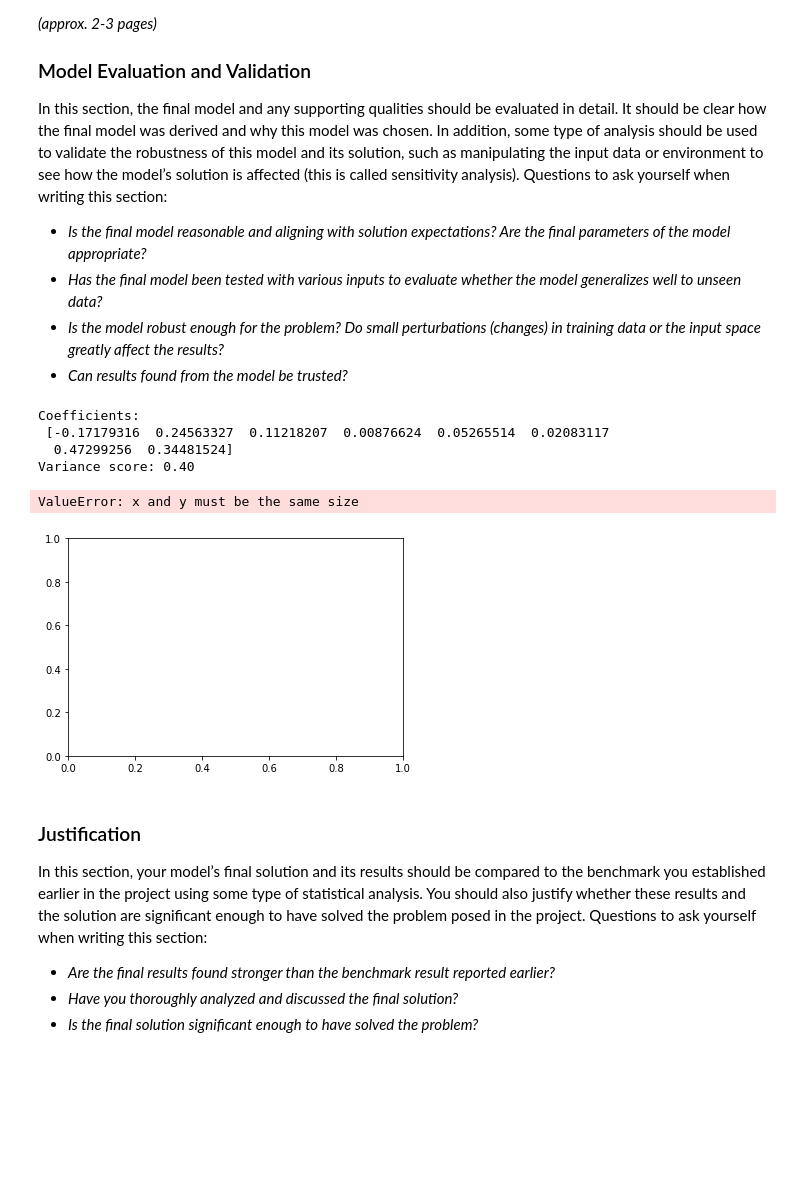
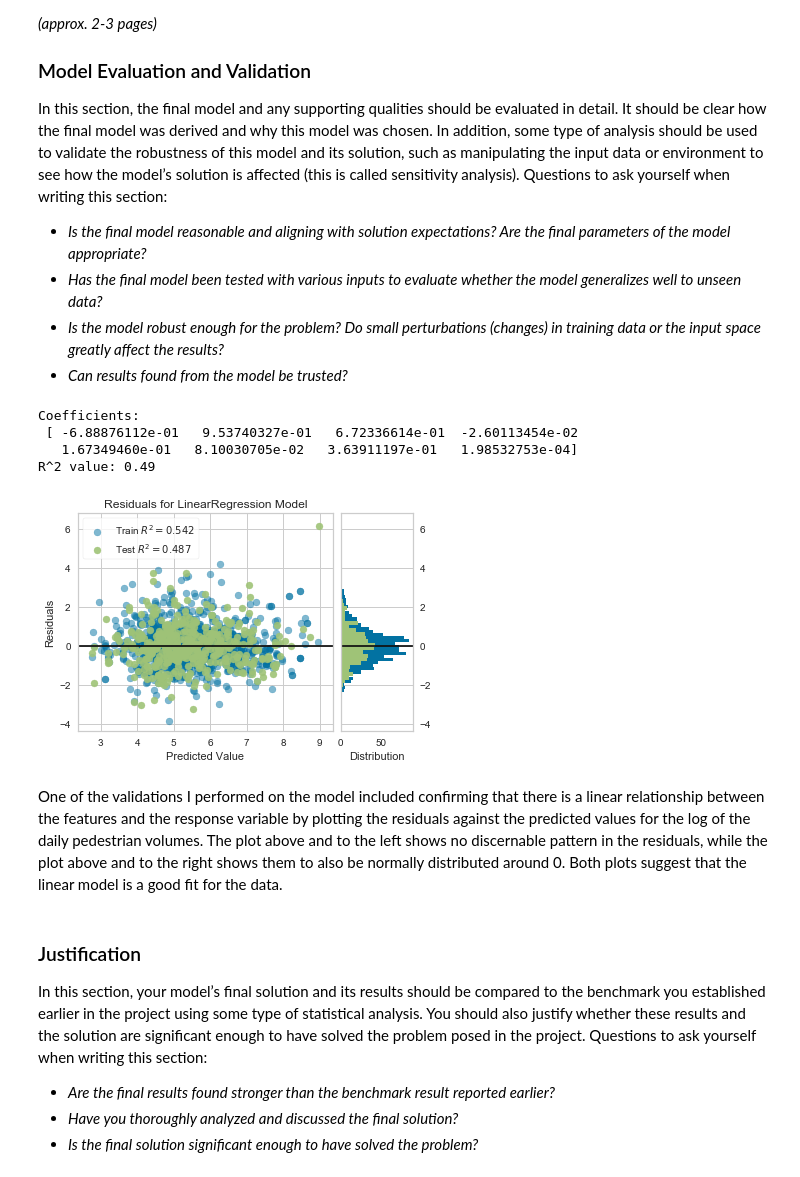
Before and after one commit to black-tea/vehicle-vol-pdf-scrape, a Jupyter notebook: Predicting Pedestrian Volumes.ipynb, the cells around one changed output. Cells and saved outputs as stored; diff of their text form; code cells hidden in the pictures; blank space fills up the shorter version.

```diff
--- a/Predicting Pedestrian Volumes.ipynb
+++ b/Predicting Pedestrian Volumes.ipynb
@@ -303,9 +323,8 @@ As also noted in the data exploration, the target variable `volume` and the feat
 # %%
 # Log-transform the skewed features
-skewed = ['volume', 'RIDERSHIP', 'EMPTOT', 'SUM_POPTTL']
+skewed = ['volume', 'RIDERSHIP', 'EMPTOT']
 raw_data[skewed] = raw_data[skewed].apply(lambda x: np.log(x + 1))
 
-raw_data = raw_data[(raw_data.volume > 0)]
-
+# split features from predictor variable
 volume_raw = raw_data['volume']
 features_raw = raw_data.drop('volume', axis=1)
@@ -374,16 +383,21 @@ print('Coefficients: \n', regr.coef_)
 print('R^2 value: %.2f' % r2_score(y_test, y_pred))
 # %% [output]
 Coefficients:
- [-0.17179316  0.24563327  0.11218207  0.00876624  0.05265514  0.02083117
-  0.47299256  0.34481524]
-Variance score: 0.40
+ [ -6.88876112e-01   9.53740327e-01   6.72336614e-01  -2.60113454e-02
+   1.67349460e-01   8.10030705e-02   3.63911197e-01   1.98532753e-04]
+R^2 value: 0.49
-# %%
-# Plot outputs
-plt.scatter(features_test, volume_test,  color='black')
-plt.plot(features_test, volume_pred, color='blue', linewidth=3)
-# %% [output]
-ValueError: x and y must be the same size
-[figure, removed]
+# %%
+from yellowbrick.regressor import ResidualsPlot
+
+# Instantiate the visualizer
+visualizer = ResidualsPlot(regr)
+visualizer.fit(X_train, y_train)
+visualizer.score(X_test, y_test)
+visualizer.poof()
+# %% [output]
+[figure, added]
+# %% [markdown]
+One of the validations I performed on the model included confirming that there is a linear relationship between the features and the response variable by plotting the residuals against the predicted values for the log of the daily pedestrian volumes. The plot above and to the left shows no discernable pattern in the residuals, while the plot above and to the right shows them to also be normally distributed around 0. Both plots suggest that the linear model is a good fit for the data.
 # %%
 # For each contributing variable, calculate the 95% confidence intervals for the effect each has
 # on the predicted variable. Interpret as follows: for each Z increase in X, there will be a V increase
```
Also changed, not shown: parts of 19 cells of this notebook.
